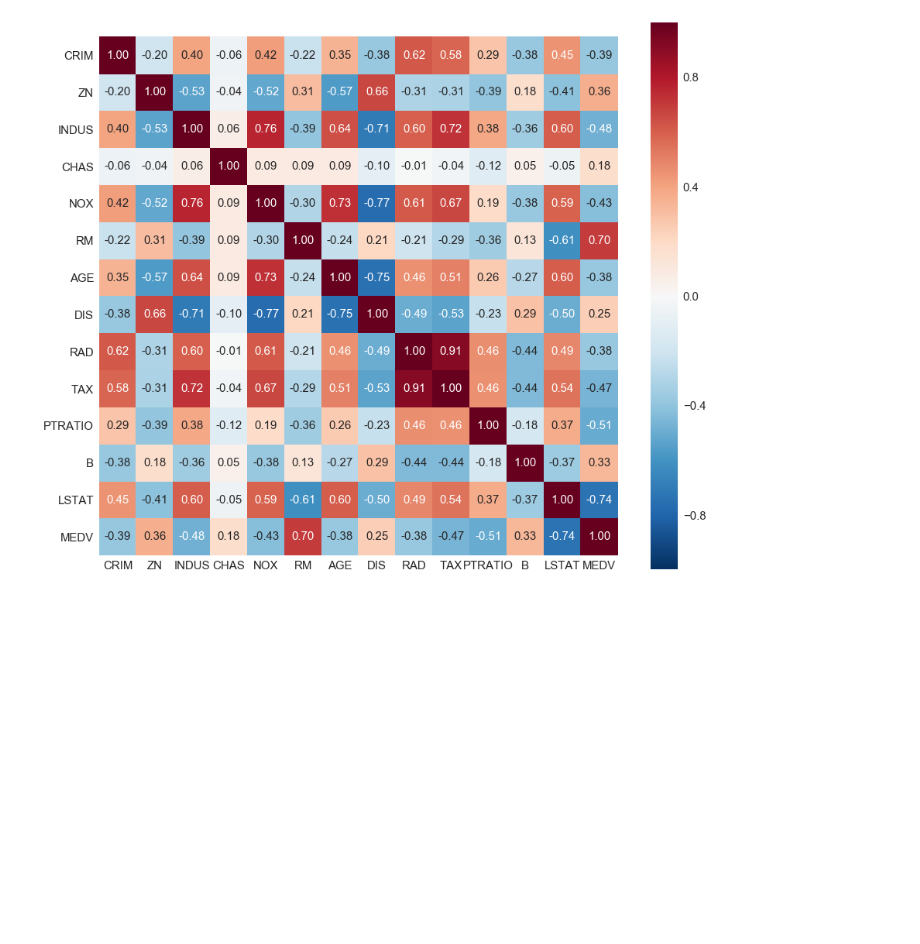
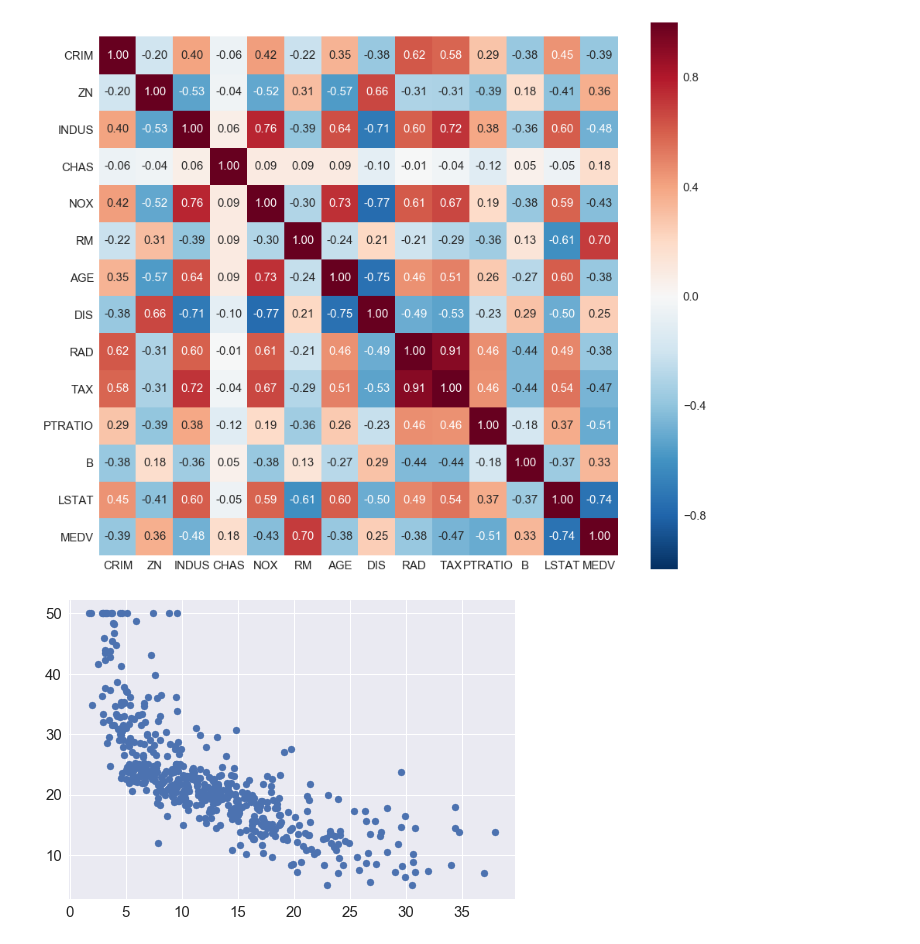
Before and after one commit to juifa-tsai/workbook_MachineLearning, a Jupyter notebook: Python_ML_SR/Chapter_10/example_01_EDA.ipynb, the cells around one changed output. Saved outputs shown, nothing was run; the diff lists cells and outputs as text; code cells hidden in the pictures; blank space fills up the shorter version.

```diff
--- a/Python_ML_SR/Chapter_10/example_01_EDA.ipynb
+++ b/Python_ML_SR/Chapter_10/example_01_EDA.ipynb
@@ -88,3 +104,9 @@ sns.heatmap( cm,
 plt.savefig('figs/correlation.png')
 # %% [output]
 [figure]
+# %%
+# LSTAT has larger correlation but looks not 1-order linear
+plt.scatter(df[['LSTAT']], df['MEDV'])
+plt.show()
+# %% [output]
+[figure, added]
```
Also changed, not shown: parts of 5 cells of this notebook, 1 other file.
